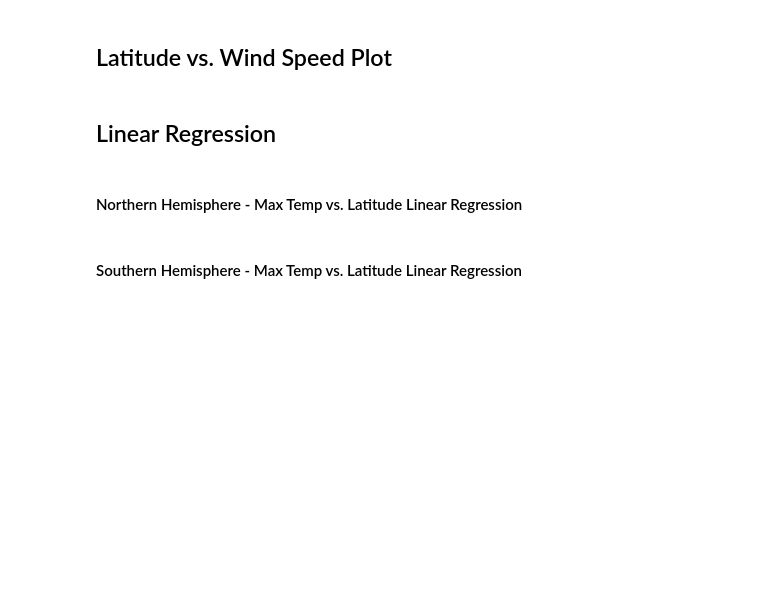
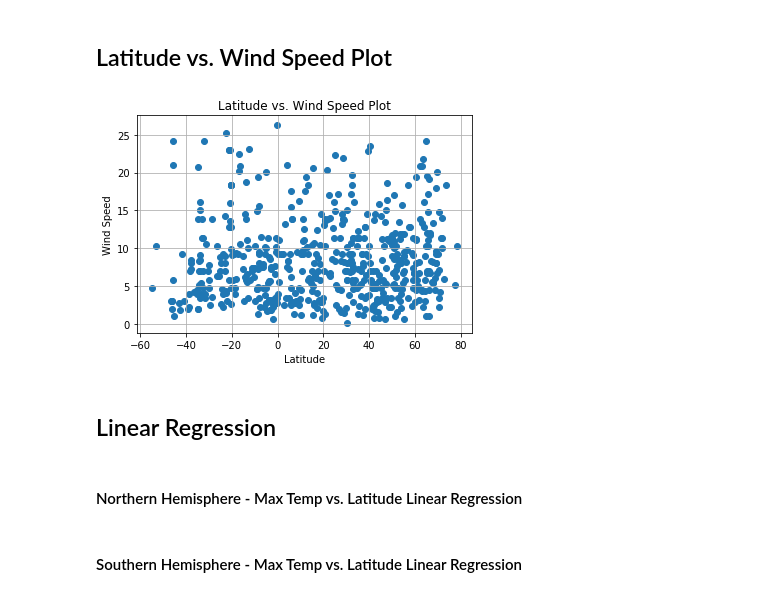
Before and after one commit to LanaPal/Python_APIs_Hwork, a Jupyter notebook: WeatherPy/WeatherPy.ipynb, the cells around one changed output. Drawn from its saved outputs; the diff is of its cells as text; code cells hidden in the pictures; blank space fills up the shorter version.

```diff
--- a/WeatherPy/WeatherPy.ipynb
+++ b/WeatherPy/WeatherPy.ipynb
@@ -222,19 +254,21 @@ plt.show()
 ## Latitude vs. Wind Speed Plot
 # %%
 # Build a scatter plot Lat vs Temp
-plt.scatter(weather_data_df["lat"], weather_data_df["wind_speed"], marker="o")
+plt.scatter(weather_data_fin_df["lat"], weather_data_fin_df["wind_speed"], marker="o")
 
 # Incorporate the other graph properties
 plt.title("Latitude vs. Wind Speed Plot")
 plt.ylabel("Wind Speed")
 plt.xlabel("Latitude")
 plt.grid(True)
 
 # Save the figure
 plt.savefig("LatitudeVsWindPlot.png")
 
 # Show plot
 plt.show()
+# %% [output]
+[figure, added]
 # %% [markdown]
 ## Linear Regression
 # %%
```
Also changed, not shown: parts of 16 cells of this notebook, 4 other files.
